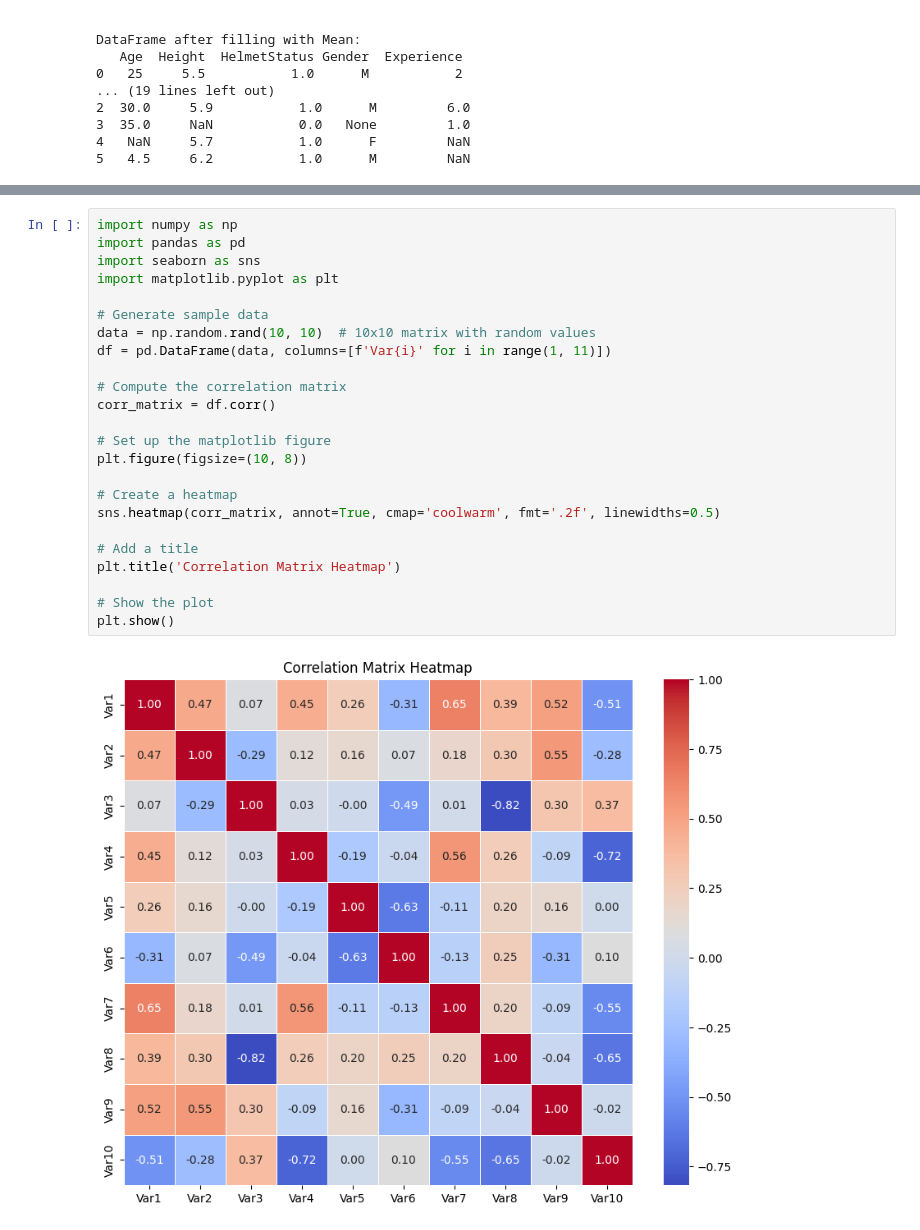
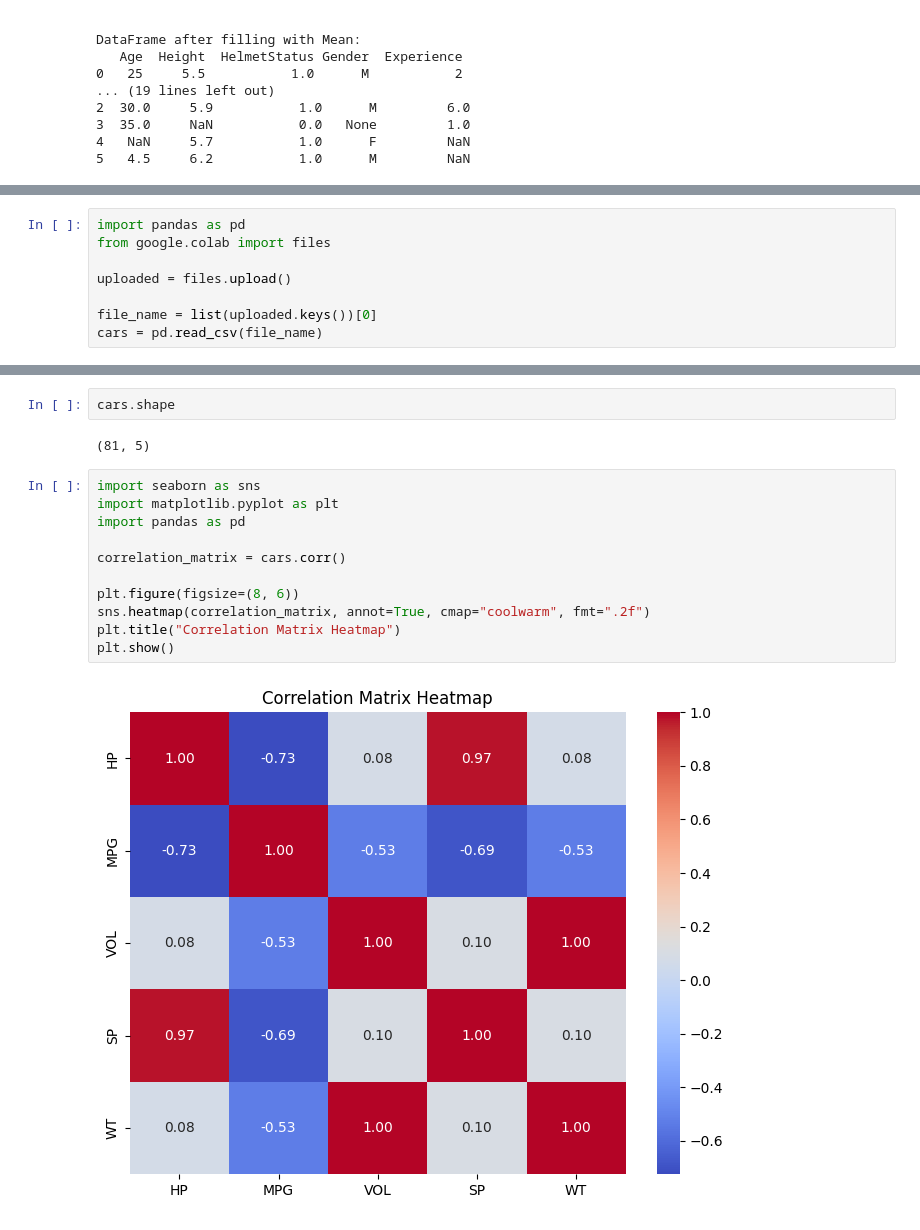
Before and after one commit to madhan2707/ML-with-flask, a Jupyter notebook: ad.ipynb, the cells around one changed output, grey strips where cells are left out. Drawn from its saved outputs; the diff is of its cells as text.

```diff
--- a/ad.ipynb
+++ b/ad.ipynb
@@ -560,0 +554,8 @@ DataFrame after Removing Duplicates:
+# %%
+import pandas as pd
+from google.colab import files
+
+uploaded = files.upload()
+
+file_name = list(uploaded.keys())[0]
+cars = pd.read_csv(file_name)
@@ -561,26 +565,17 @@ DataFrame after Removing Duplicates:
+# %%
+cars.shape
+# %% [output]
+(81, 5)
 # %%
-import numpy as np
-import pandas as pd
 import seaborn as sns
 import matplotlib.pyplot as plt
+import pandas as pd
 
-# Generate sample data
-data = np.random.rand(10, 10)  # 10x10 matrix with random values
-df = pd.DataFrame(data, columns=[f'Var{i}' for i in range(1, 11)])
+correlation_matrix = cars.corr()
 
-# Compute the correlation matrix
-corr_matrix = df.corr()
-
-# Set up the matplotlib figure
-plt.figure(figsize=(10, 8))
-
-# Create a heatmap
-sns.heatmap(corr_matrix, annot=True, cmap='coolwarm', fmt='.2f', linewidths=0.5)
-
-# Add a title
-plt.title('Correlation Matrix Heatmap')
-
-# Show the plot
+plt.figure(figsize=(8, 6))
+sns.heatmap(correlation_matrix, annot=True, cmap="coolwarm", fmt=".2f")
+plt.title("Correlation Matrix Heatmap")
 plt.show()
 # %% [output]
-[figure, old version]
+[figure, new version]
```
Also changed, not shown: parts of 7 cells of this notebook.
